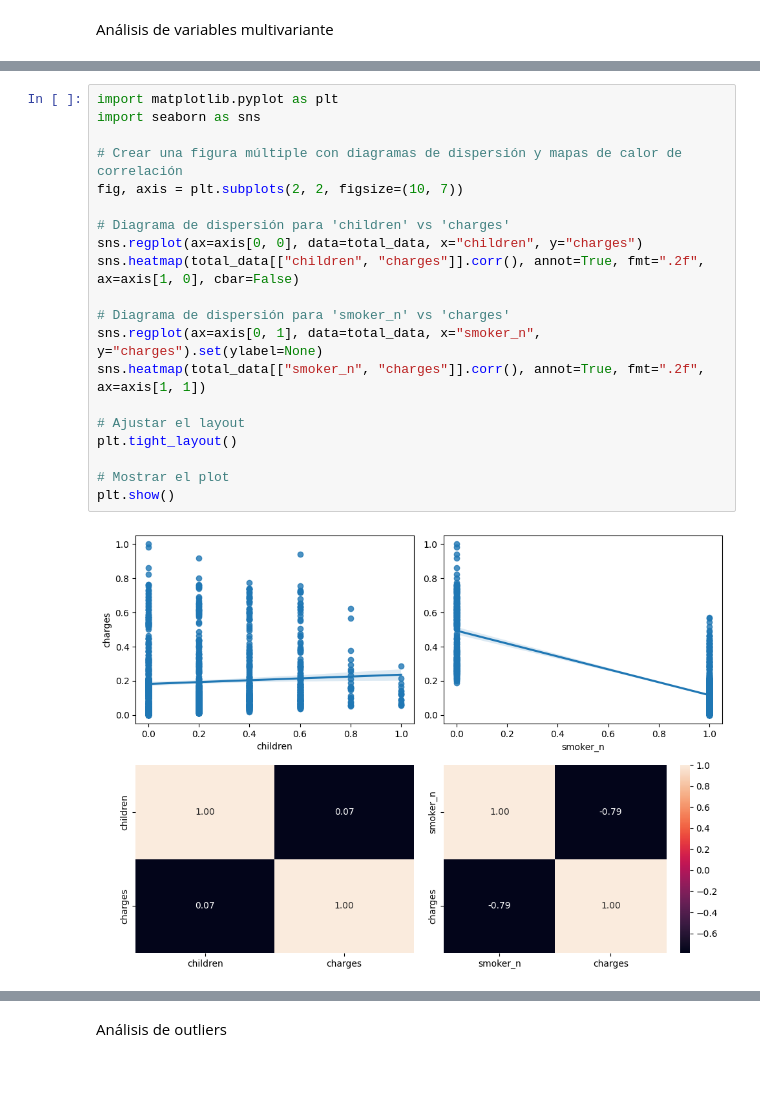
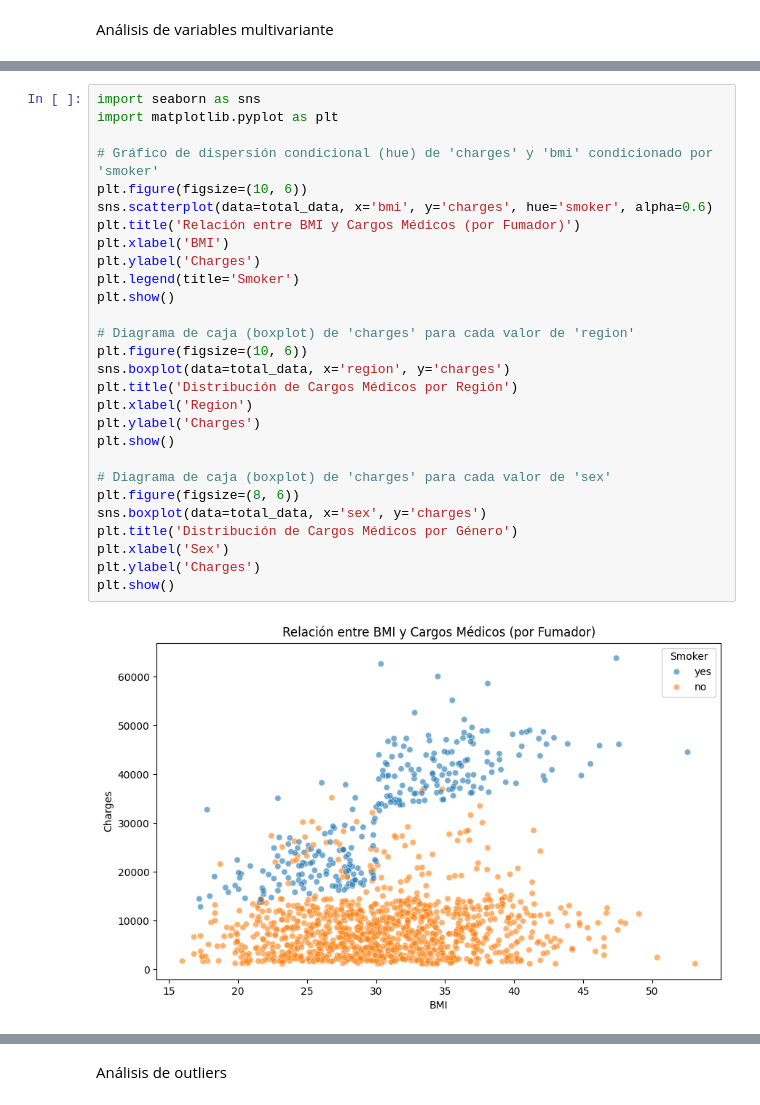
Before and after one commit to KevinKennyy/Proyecto-de-Regresi-n-Lineal, a Jupyter notebook: src/Proyecto .ipynb, the cells around one changed output, grey strips where cells are left out. Drawn from its saved outputs; the diff is of its cells as text; blank space fills up the shorter version.

```diff
--- a/src/Proyecto .ipynb
+++ b/src/Proyecto .ipynb
@@ -144,22 +133,30 @@ plt.show()
-# %%
-import matplotlib.pyplot as plt
-import seaborn as sns
-
-# Crear una figura múltiple con diagramas de dispersión y mapas de calor de correlación
-fig, axis = plt.subplots(2, 2, figsize=(10, 7))
-
-# Diagrama de dispersión para 'children' vs 'charges'
-sns.regplot(ax=axis[0, 0], data=total_data, x="children", y="charges")
-sns.heatmap(total_data[["children", "charges"]].corr(), annot=True, fmt=".2f", ax=axis[1, 0], cbar=False)
-
-# Diagrama de dispersión para 'smoker_n' vs 'charges'
-sns.regplot(ax=axis[0, 1], data=total_data, x="smoker_n", y="charges").set(ylabel=None)
-sns.heatmap(total_data[["smoker_n", "charges"]].corr(), annot=True, fmt=".2f", ax=axis[1, 1])
-
-# Ajustar el layout
-plt.tight_layout()
-
-# Mostrar el plot
-plt.show()
-# %% [output]
-[figure, removed]
+# %%
+import seaborn as sns
+import matplotlib.pyplot as plt
+
+# Gráfico de dispersión condicional (hue) de 'charges' y 'bmi' condicionado por 'smoker'
+plt.figure(figsize=(10, 6))
+sns.scatterplot(data=total_data, x='bmi', y='charges', hue='smoker', alpha=0.6)
+plt.title('Relación entre BMI y Cargos Médicos (por Fumador)')
+plt.xlabel('BMI')
+plt.ylabel('Charges')
+plt.legend(title='Smoker')
+plt.show()
+
+# Diagrama de caja (boxplot) de 'charges' para cada valor de 'region'
+plt.figure(figsize=(10, 6))
+sns.boxplot(data=total_data, x='region', y='charges')
+plt.title('Distribución de Cargos Médicos por Región')
+plt.xlabel('Region')
+plt.ylabel('Charges')
+plt.show()
+
+# Diagrama de caja (boxplot) de 'charges' para cada valor de 'sex'
+plt.figure(figsize=(8, 6))
+sns.boxplot(data=total_data, x='sex', y='charges')
+plt.title('Distribución de Cargos Médicos por Género')
+plt.xlabel('Sex')
+plt.ylabel('Charges')
+plt.show()
+# %% [output]
+[figure, added]
```
Also changed, not shown: parts of 30 cells of this notebook, 1 other file.
